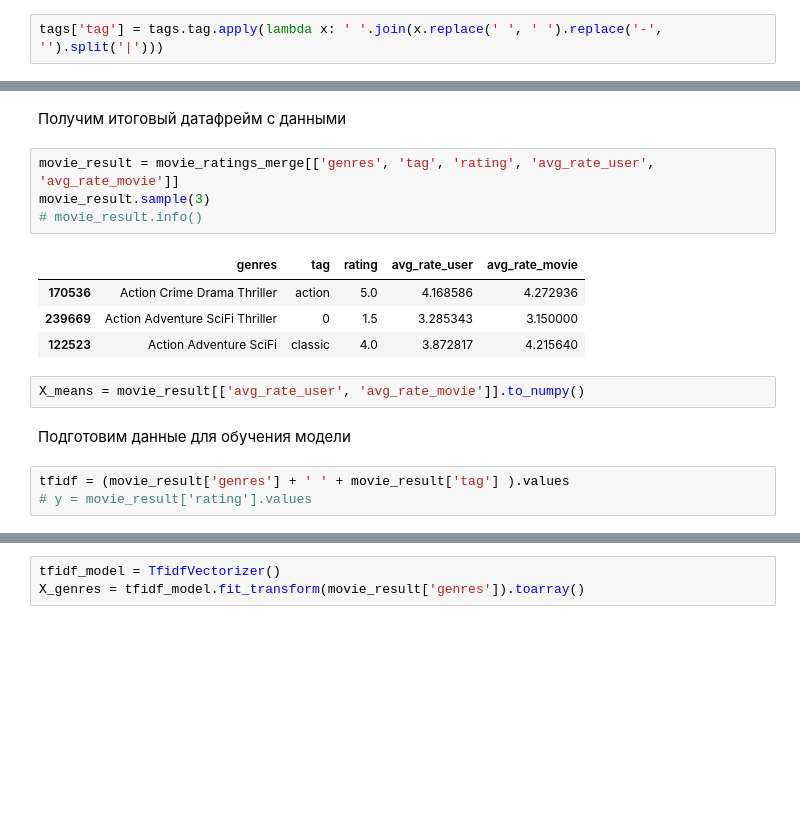
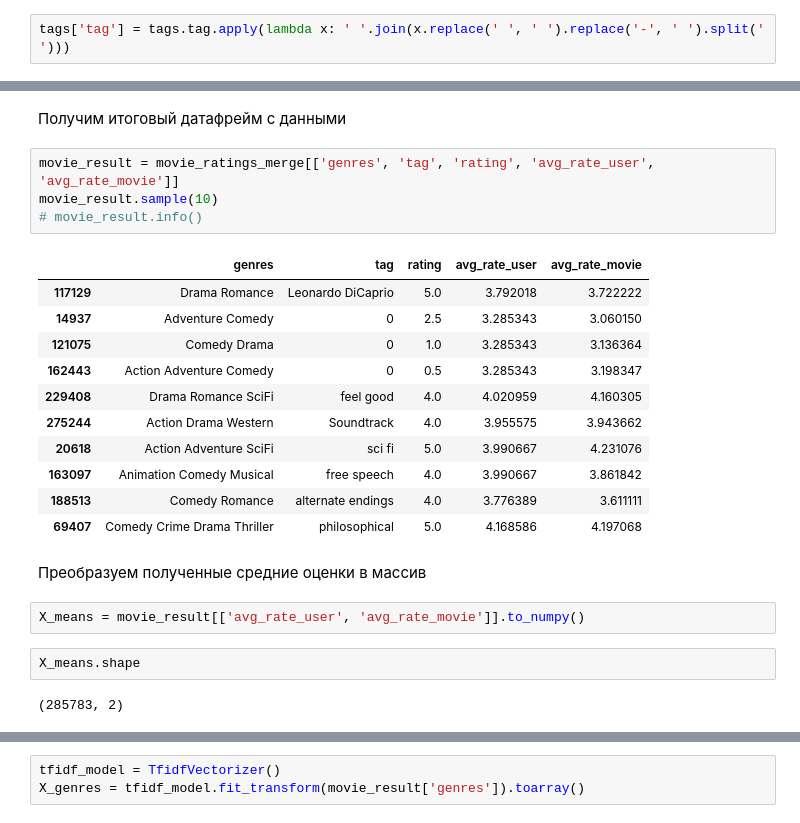
Before and after one commit to ivanvagin/Netology, a Jupyter notebook: Рекомендательные системы/Homework/RSML_HW_01.ipynb, the cells around one changed output, grey strips where cells are left out. Drawn from its saved outputs; the diff is of its cells as text; blank space fills up the shorter version.

```diff
--- a/Рекомендательные системы/Homework/RSML_HW_01.ipynb
+++ b/Рекомендательные системы/Homework/RSML_HW_01.ipynb
@@ -48,5 +42,5 @@ movies.sample(3)
 # %% [markdown]
 Очистим признак тэги от служебных симоволов и разделим пробелами
 # %%
-tags['tag'] = tags.tag.apply(lambda x: ' '.join(x.replace(' ', ' ').replace('-', '').split('|')))
+tags['tag'] = tags.tag.apply(lambda x: ' '.join(x.replace(' ', ' ').replace('-', ' ').split(' ')))
 # %%
@@ -168,18 +169,26 @@ memory usage: 26.2+ MB
 Получим итоговый датафрейм с данными
 # %%
 movie_result = movie_ratings_merge[['genres', 'tag', 'rating', 'avg_rate_user', 'avg_rate_movie']]
-movie_result.sample(3)
+movie_result.sample(10)
 # movie_result.info()
 # %% [output]
 |  | genres | tag | rating | avg_rate_user | avg_rate_movie |
-| 170536 | Action Crime Drama Thriller | action | 5.0 | 4.168586 | 4.272936 |
-| 239669 | Action Adventure SciFi Thriller | 0 | 1.5 | 3.285343 | 3.150000 |
-| 122523 | Action Adventure SciFi | classic | 4.0 | 3.872817 | 4.215640 |
+| 117129 | Drama Romance | Leonardo DiCaprio | 5.0 | 3.792018 | 3.722222 |
+| 14937 | Adventure Comedy | 0 | 2.5 | 3.285343 | 3.060150 |
+| 121075 | Comedy Drama | 0 | 1.0 | 3.285343 | 3.136364 |
+| 162443 | Action Adventure Comedy | 0 | 0.5 | 3.285343 | 3.198347 |
+| 229408 | Drama Romance SciFi | feel good | 4.0 | 4.020959 | 4.160305 |
+| 275244 | Action Drama Western | Soundtrack | 4.0 | 3.955575 | 3.943662 |
+| 20618 | Action Adventure SciFi | sci fi | 5.0 | 3.990667 | 4.231076 |
+| 163097 | Animation Comedy Musical | free speech | 4.0 | 3.990667 | 3.861842 |
+| 188513 | Comedy Romance | alternate endings | 4.0 | 3.776389 | 3.611111 |
+| 69407 | Comedy Crime Drama Thriller | philosophical | 5.0 | 4.168586 | 4.197068 |
+# %% [markdown]
+Преобразуем полученные средние оценки в массив
 # %%
 X_means = movie_result[['avg_rate_user', 'avg_rate_movie']].to_numpy()
-# %% [markdown]
-Подготовим данные для обучения модели
-# %%
-tfidf = (movie_result['genres'] + ' ' + movie_result['tag'] ).values
-# y = movie_result['rating'].values
+# %%
+X_means.shape
+# %% [output]
+(285783, 2)
 # %% [markdown]
```
Also changed, not shown: parts of 52 cells of this notebook.
